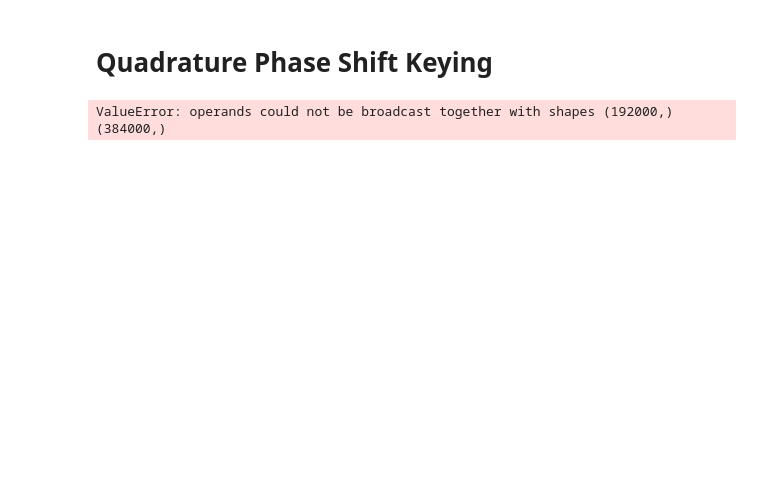
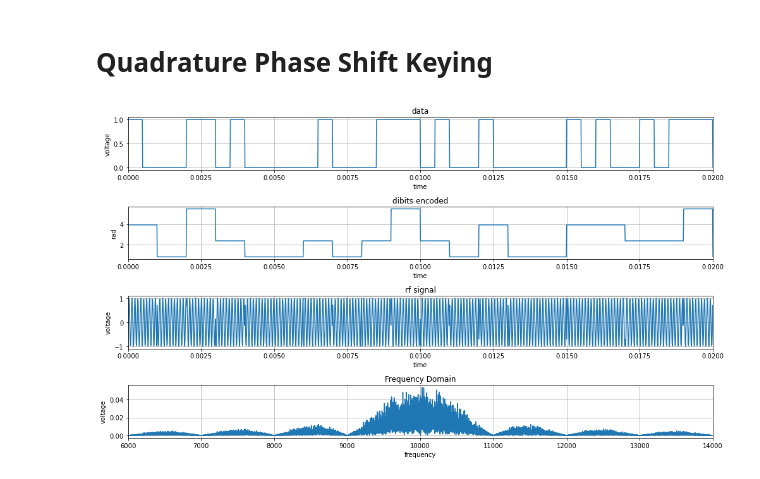
Before and after one commit to eneukirchner/jupyter-signal-simulations, a Jupyter notebook: qpsk.ipynb, the cells around one changed output. Drawn from its saved outputs; the diff is of its cells as text; code cells hidden in the pictures; blank space fills up the shorter version.

Commit message:
errors corrected

```diff
--- a/qpsk.ipynb
+++ b/qpsk.ipynb
@@ -4,7 +4,6 @@
 import numpy as np
 from scipy import signal
 import matplotlib.pyplot as plt
-from IPython.display import Audio
 
 # Generate time vector
 fs = 96000  # sample rate
@@ -12,25 +11,21 @@ Ts = 1/fs  # time step
 Tmax = 2 # total simulation time
 t = np.arange(0, Tmax, Ts)  # time vector start / end / step
 
+# baseband square wave
+bitrate = 2000  # /s
 
-# baseband square wave
-fb1 = 2000  # Hz
-A1 = 1  # Amplitude in V
-# ub = A1 * signal.square(2 * np.pi * fb1 * t) # bipolar +/-1 # 2*fb bps
-bit_pattern = np.random.randint(0, 2, fb1 * Tmax) #random bipolar data stream
-dibits = bit_pattern.reshape(-1, 2)
-# Map dibits to values: treat each as binary number (00=0, 01=1, 10=2, 11=3)
-dibit_values = dibits[:, 0] * 2 + dibits[:, 1]
-# Map to angles (in degrees)
-angles = dibit_values * 90
+#random data stream
+data = np.random.randint(0, 2, bitrate * Tmax)
+dibits = data.reshape(-1, 2) # 2 bits together
 
-angles_pattern = np.repeat(angles, fs/fb1*4)
+# Map dibits to values (00=0, 01=1, 10=2, 11=3) and multiply by angle in rad
+angles = (dibits[:, 0] * 2 + dibits[:, 1]) * np.pi/2 + np.pi/4 # 45°, 135°, 225°, 315°
+angles_expanded = np.repeat(angles, fs/(bitrate/2)) # half symbol rate because of dibits
 
 # carrier
 Uc = 1 # V
 fc = 10000 # Hz
-u_qpsk = Uc * np.cos(2 * np.pi * fc * t + angles_pattern)
-
+u_qpsk = Uc * np.cos(2 * np.pi * fc * t + angles_expanded)
 
 
 # Calculate Frequency Spectrum
@@ -41,38 +36,48 @@ f = np.fft.fftfreq(n, Ts)[:n//2] # n Elemente mit Abstand Ts (pos. Frequenzen)
 volt = 2/n * np.abs(F)  # absolute value of amplitude
 
 # calculate peaks in spectrum
 # peakfreq, _ = signal.find_peaks(volt, height=1e-3)
 # print(peakfreq * fs/n) # scale frequencies
 # print(volt[peakfreq]) # amplitudes
 
 # Plot Time Domain (Zeitbereichsdarstellung)
-plt.subplot(3, 1, 1)  # 2 rows, 1 column, 1st row
-plt.plot(t, angles_pattern, t, np.repeat(bit_pattern, fs/fb1*2))
+plt.figure(figsize=(14, 8))
+
+plt.subplot(4, 1, 1)
+plt.plot(t, np.repeat(data, fs/bitrate))
 plt.grid(True)
-plt.xlim(0, 0.01)
-plt.title('base band')
+plt.xlim(0, 0.02)
+plt.title('data')
 plt.xlabel('time')
 plt.ylabel('voltage')
 
-plt.subplot(3, 1, 2)
+plt.subplot(4, 1, 2)
+plt.plot(t, angles_expanded)
+plt.grid(True)
+plt.xlim(0, 0.02)
+plt.title('dibits encoded')
+plt.xlabel('time')
+plt.ylabel('rad')
+
+plt.subplot(4, 1, 3)
 plt.plot(t, u_qpsk)
 plt.grid(True)
-plt.xlim(0, 0.01)
+plt.xlim(0, 0.02)
 plt.title('rf signal')
 plt.xlabel('time')
 plt.ylabel('voltage')
 
 # Plot Frequency Domain (Frequenzbereichsdarstellung)
-plt.subplot(3, 1, 3)
+plt.subplot(4, 1, 4)
 plt.plot(f, volt)
 plt.grid(True)
 #plt.axis([5000, 15000, 0, 2.5])
 plt.xlim(6000, 14000)
 plt.title('Frequency Domain')
 plt.xlabel('frequency')
 plt.ylabel('voltage')
 
 plt.tight_layout()
 plt.show()
 # %% [output]
-ValueError: operands could not be broadcast together with shapes (192000,) (384000,)
+[figure, added]
```
Also changed, not shown: parts of 1 cell of this notebook.
